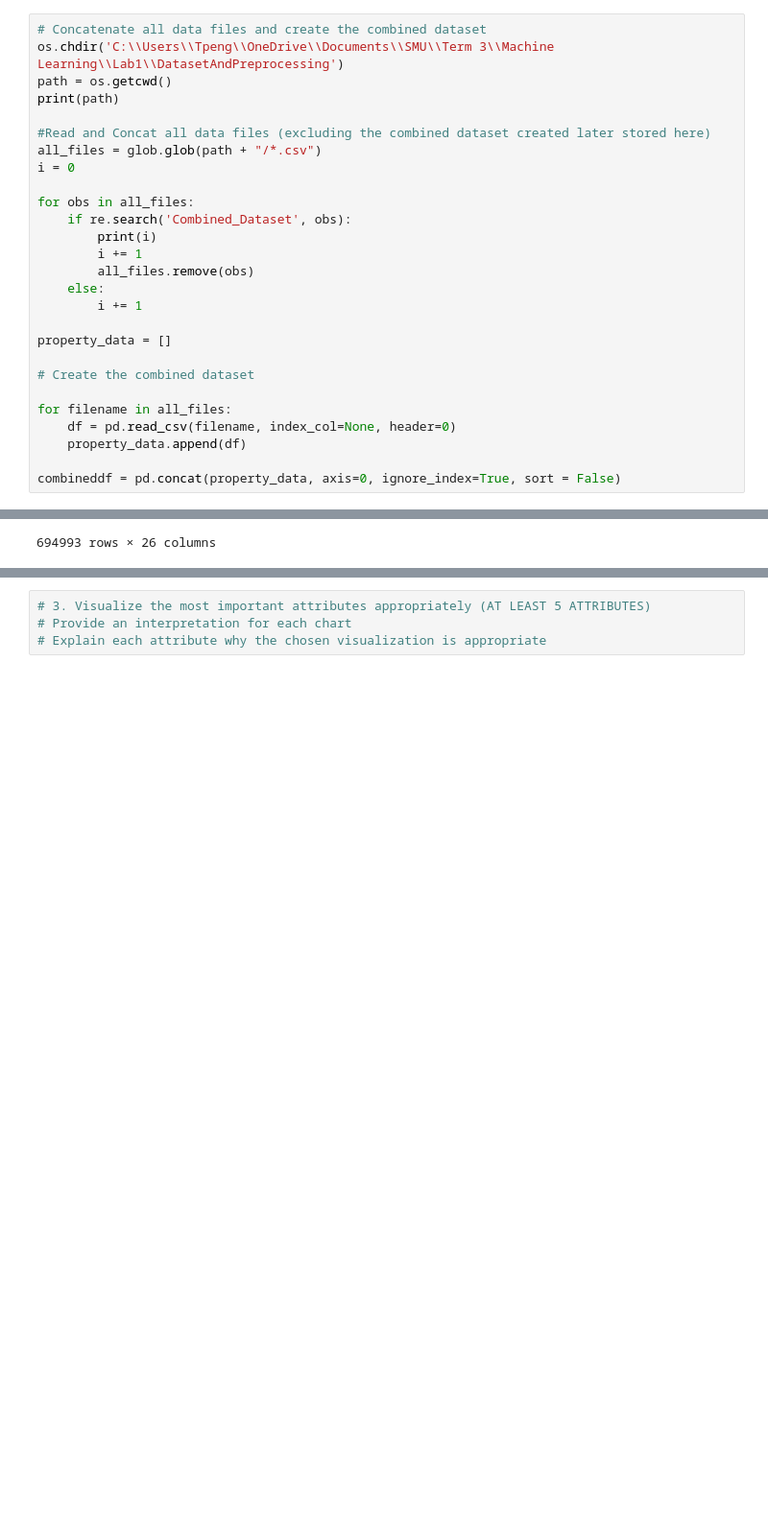
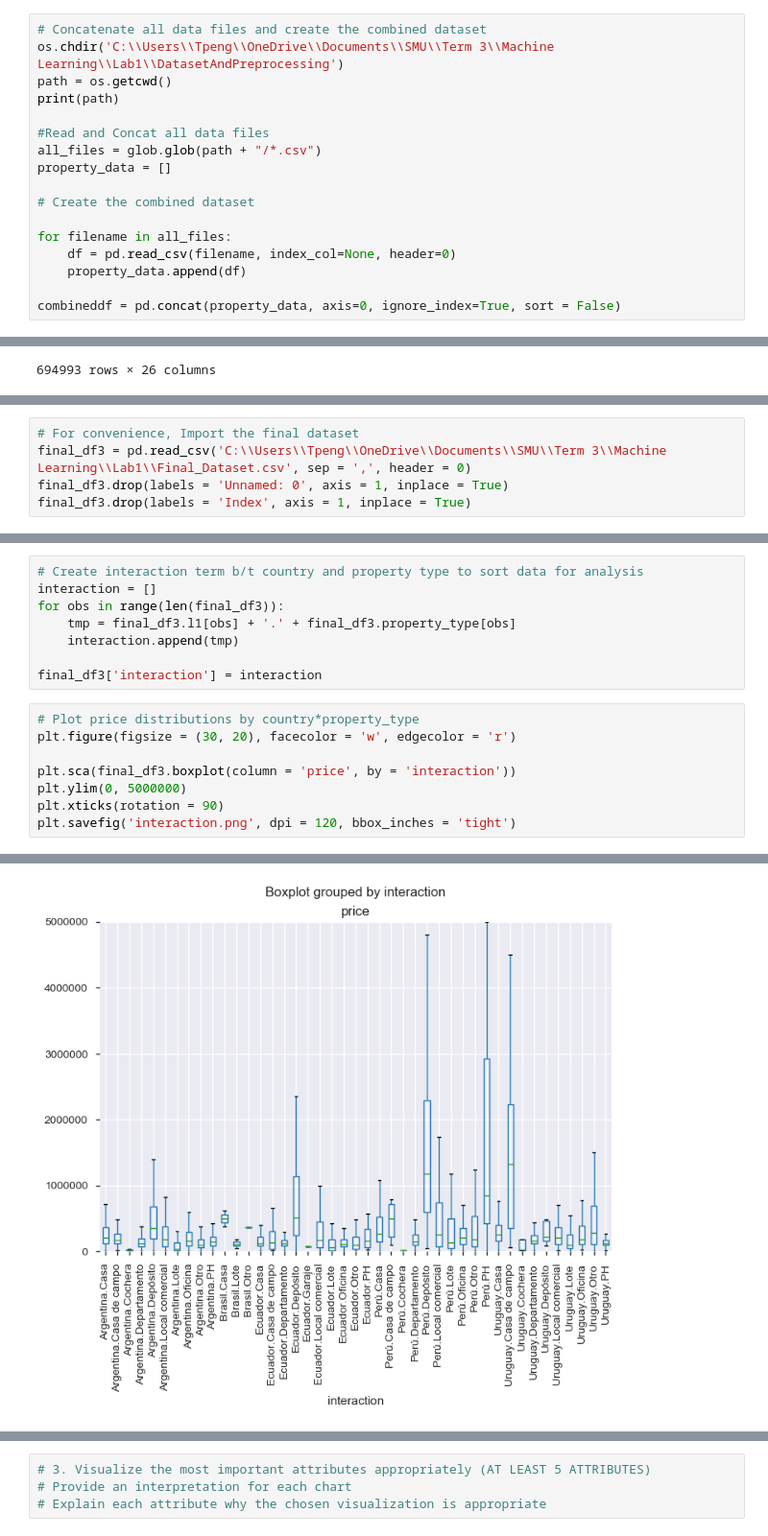
Before and after one commit to DataScienceMustang/DS_7331_MLI_Project1, a Jupyter notebook: Lab1_Code.ipynb, the cells around one changed output, grey strips where cells are left out. Shown at 96% size. Cells and saved outputs as stored; diff of their text form; blank space fills up the shorter version.

Commit message:
Add files via upload
Updated data wrangling section and added an EDA section.

```diff
--- a/Lab1_Code.ipynb
+++ b/Lab1_Code.ipynb
@@ -42,18 +40,8 @@ os.chdir('C:\\Users\\Tpeng\\OneDrive\\Documents\\SMU\\Term 3\\Machine Learning\\
 path = os.getcwd()
 print(path)
 
-#Read and Concat all data files (excluding the combined dataset created later stored here)
+#Read and Concat all data files
 all_files = glob.glob(path + "/*.csv")
-i = 0
-
-for obs in all_files:
-    if re.search('Combined_Dataset', obs):
-        print(i)
-        i += 1
-        all_files.remove(obs)
-    else:
-        i += 1
-
 property_data = []
 
 # Create the combined dataset
@@ -262,0 +245,5 @@ Rdf = robjects.DataFrame
+# %%
+# For convenience, Import the final dataset
+final_df3 = pd.read_csv('C:\\Users\\Tpeng\\OneDrive\\Documents\\SMU\\Term 3\\Machine Learning\\Lab1\\Final_Dataset.csv', sep = ',', header = 0)
+final_df3.drop(labels = 'Unnamed: 0', axis = 1, inplace = True)
+final_df3.drop(labels = 'Index', axis = 1, inplace = True)
@@ -262,0 +364,17 @@ Rdf = robjects.DataFrame
+# %%
+# Create interaction term b/t country and property type to sort data for analysis
+interaction = []
+for obs in range(len(final_df3)):
+    tmp = final_df3.l1[obs] + '.' + final_df3.property_type[obs]
+    interaction.append(tmp)
+
+final_df3['interaction'] = interaction
+# %%
+# Plot price distributions by country*property_type
+plt.figure(figsize = (30, 20), facecolor = 'w', edgecolor = 'r')
+
+plt.sca(final_df3.boxplot(column = 'price', by = 'interaction'))
+plt.ylim(0, 5000000)
+plt.xticks(rotation = 90)
+plt.savefig('interaction.png', dpi = 120, bbox_inches = 'tight')
+# %% [output]
@@ -262,0 +382 @@ Rdf = robjects.DataFrame
+[figure, added]
```
Also changed, not shown: parts of 37 cells of this notebook.
